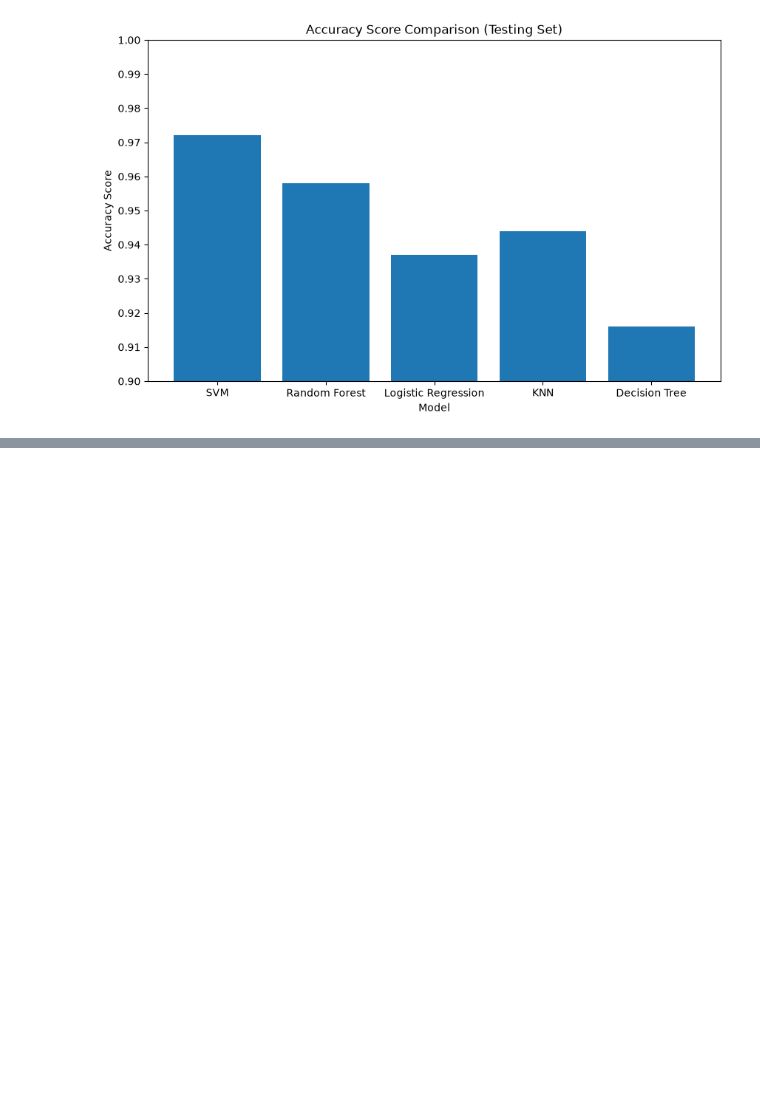
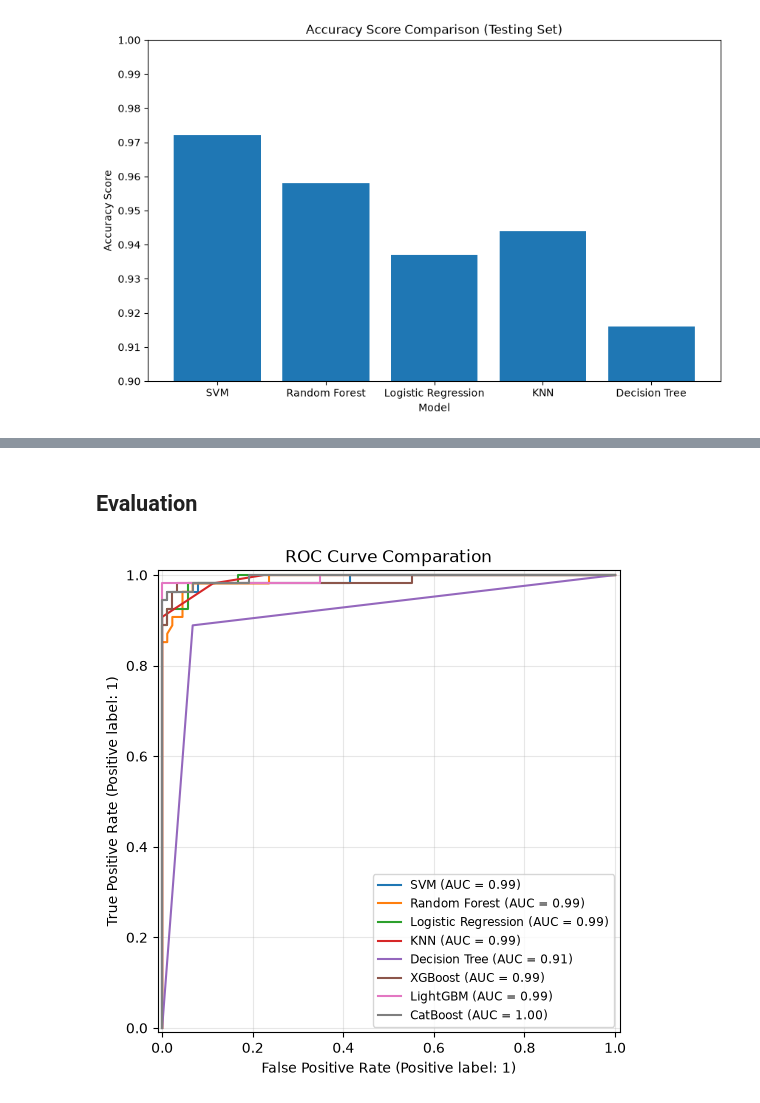
Before and after one commit to Carlos3du/cancer-detection, a Jupyter notebook: notebooks/article.ipynb, the cells around one changed output, grey strips where cells are left out. Cells and saved outputs as stored; diff of their text form; code cells hidden in the pictures; blank space fills up the shorter version.

```diff
--- a/notebooks/article.ipynb
+++ b/notebooks/article.ipynb
@@ -271,0 +333,21 @@ plt.show()
+# %% [markdown]
+## Evaluation
+# %%
+fig, ax = plt.subplots(figsize=(10, 6))
+
+RocCurveDisplay.from_estimator(model_svm, X_test_scaled, y_test, ax=ax, name='SVM')
+RocCurveDisplay.from_estimator(model_rf, X_test_scaled, y_test, ax=ax, name='Random Forest')
+RocCurveDisplay.from_estimator(model_lr, X_test_scaled, y_test, ax=ax, name='Logistic Regression')
+RocCurveDisplay.from_estimator(model_knn, X_test_scaled, y_test, ax=ax, name='KNN')
+RocCurveDisplay.from_estimator(model_dt, X_test_scaled, y_test, ax=ax, name='Decision Tree')
+RocCurveDisplay.from_estimator(model_xgb, X_test_scaled, y_test, ax=ax, name='XGBoost')
+RocCurveDisplay.from_estimator(model_lgb, X_test_scaled, y_test, ax=ax, name='LightGBM')
+RocCurveDisplay.from_estimator(model_cat, X_test_scaled, y_test, ax=ax, name='CatBoost')
+
+plt.title('ROC Curve Comparation')
+plt.legend(loc='lower right', fontsize='small')
+plt.grid(alpha=0.3)
+
+plt.show()
+# %% [output]
+[figure, added]
```
Also changed, not shown: parts of 7 cells of this notebook, 8 other files.
